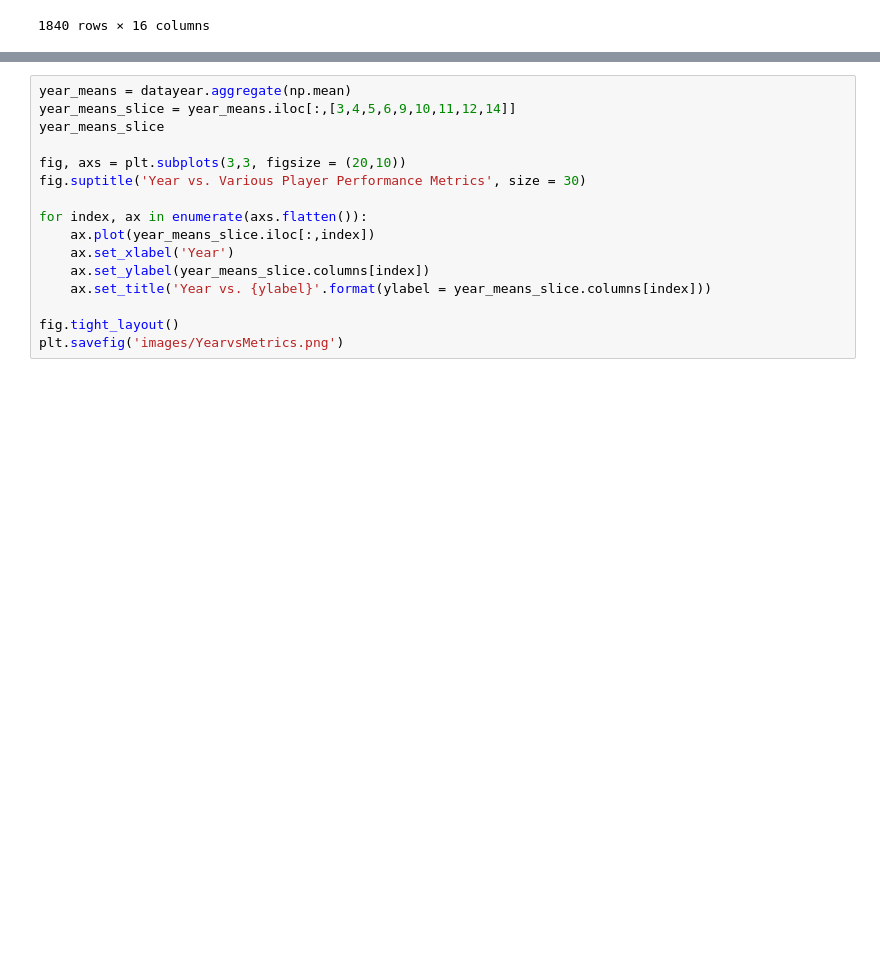
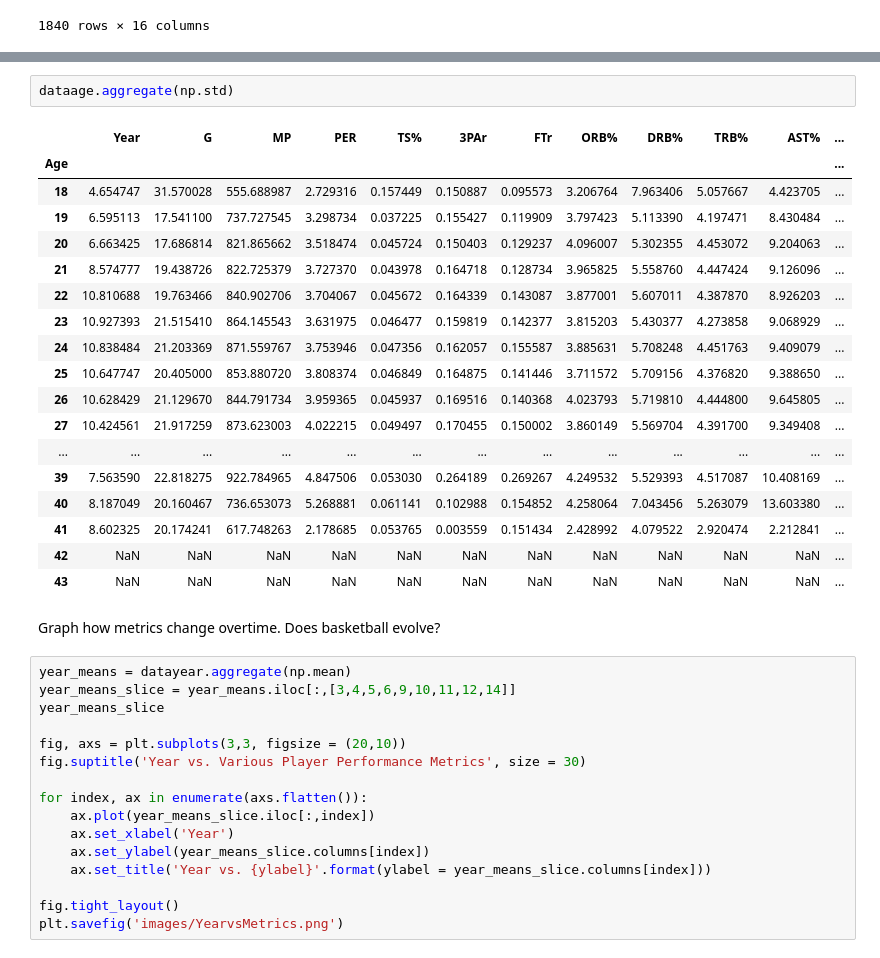
Before and after one commit to jtlaurel/NBA-age-analysis, a Jupyter notebook: data_analysis.ipynb, the cells around one changed output, grey strips where cells are left out. Drawn from its saved outputs; the diff is of its cells as text; blank space fills up the shorter version.

```diff
--- a/data_analysis.ipynb
+++ b/data_analysis.ipynb
@@ -115,6 +126,29 @@ datayear.aggregate(np.mean)
 | 2013 | 26.837629 | 58.940722 | 1445.216495 | 14.268814 | 0.532570 | 0.253363 | 0.271923 | 5.599227 | 14.715722 | 10.161340 | 13.699742 | ... |
 | 2014 | 26.826087 | 57.736573 | 1442.378517 | 14.376726 | 0.538051 | 0.265036 | 0.279238 | 5.366240 | 14.944501 | 10.163683 | 13.650384 | ... |
 | 2015 | 26.929545 | 53.711364 | 1293.636364 | 14.449091 | 0.532200 | 0.272911 | 0.272584 | 5.237727 | 14.689545 | 9.959091 | 14.172727 | ... |
+# %%
+dataage.aggregate(np.std)
+# %% [output]
+|  | Year | G | MP | PER | TS% | 3PAr | FTr | ORB% | DRB% | TRB% | AST% | ... |
+| Age |  |  |  |  |  |  |  |  |  |  |  | ... |
+| 18 | 4.654747 | 31.570028 | 555.688987 | 2.729316 | 0.157449 | 0.150887 | 0.095573 | 3.206764 | 7.963406 | 5.057667 | 4.423705 | ... |
+| 19 | 6.595113 | 17.541100 | 737.727545 | 3.298734 | 0.037225 | 0.155427 | 0.119909 | 3.797423 | 5.113390 | 4.197471 | 8.430484 | ... |
+| 20 | 6.663425 | 17.686814 | 821.865662 | 3.518474 | 0.045724 | 0.150403 | 0.129237 | 4.096007 | 5.302355 | 4.453072 | 9.204063 | ... |
+| 21 | 8.574777 | 19.438726 | 822.725379 | 3.727370 | 0.043978 | 0.164718 | 0.128734 | 3.965825 | 5.558760 | 4.447424 | 9.126096 | ... |
+| 22 | 10.810688 | 19.763466 | 840.902706 | 3.704067 | 0.045672 | 0.164339 | 0.143087 | 3.877001 | 5.607011 | 4.387870 | 8.926203 | ... |
+| 23 | 10.927393 | 21.515410 | 864.145543 | 3.631975 | 0.046477 | 0.159819 | 0.142377 | 3.815203 | 5.430377 | 4.273858 | 9.068929 | ... |
+| 24 | 10.838484 | 21.203369 | 871.559767 | 3.753946 | 0.047356 | 0.162057 | 0.155587 | 3.885631 | 5.708248 | 4.451763 | 9.409079 | ... |
+| 25 | 10.647747 | 20.405000 | 853.880720 | 3.808374 | 0.046849 | 0.164875 | 0.141446 | 3.711572 | 5.709156 | 4.376820 | 9.388650 | ... |
+| 26 | 10.628429 | 21.129670 | 844.791734 | 3.959365 | 0.045937 | 0.169516 | 0.140368 | 4.023793 | 5.719810 | 4.444800 | 9.645805 | ... |
+| 27 | 10.424561 | 21.917259 | 873.623003 | 4.022215 | 0.049497 | 0.170455 | 0.150002 | 3.860149 | 5.569704 | 4.391700 | 9.349408 | ... |
+| ... | ... | ... | ... | ... | ... | ... | ... | ... | ... | ... | ... | ... |
+| 39 | 7.563590 | 22.818275 | 922.784965 | 4.847506 | 0.053030 | 0.264189 | 0.269267 | 4.249532 | 5.529393 | 4.517087 | 10.408169 | ... |
+| 40 | 8.187049 | 20.160467 | 736.653073 | 5.268881 | 0.061141 | 0.102988 | 0.154852 | 4.258064 | 7.043456 | 5.263079 | 13.603380 | ... |
+| 41 | 8.602325 | 20.174241 | 617.748263 | 2.178685 | 0.053765 | 0.003559 | 0.151434 | 2.428992 | 4.079522 | 2.920474 | 2.212841 | ... |
+| 42 | NaN | NaN | NaN | NaN | NaN | NaN | NaN | NaN | NaN | NaN | NaN | ... |
+| 43 | NaN | NaN | NaN | NaN | NaN | NaN | NaN | NaN | NaN | NaN | NaN | ... |
+# %% [markdown]
+Graph how metrics change overtime. Does basketball evolve?
 # %%
 year_means = datayear.aggregate(np.mean)
 year_means_slice = year_means.iloc[:,[3,4,5,6,9,10,11,12,14]]
```
Also changed, not shown: parts of 21 cells of this notebook, 3 other files.
